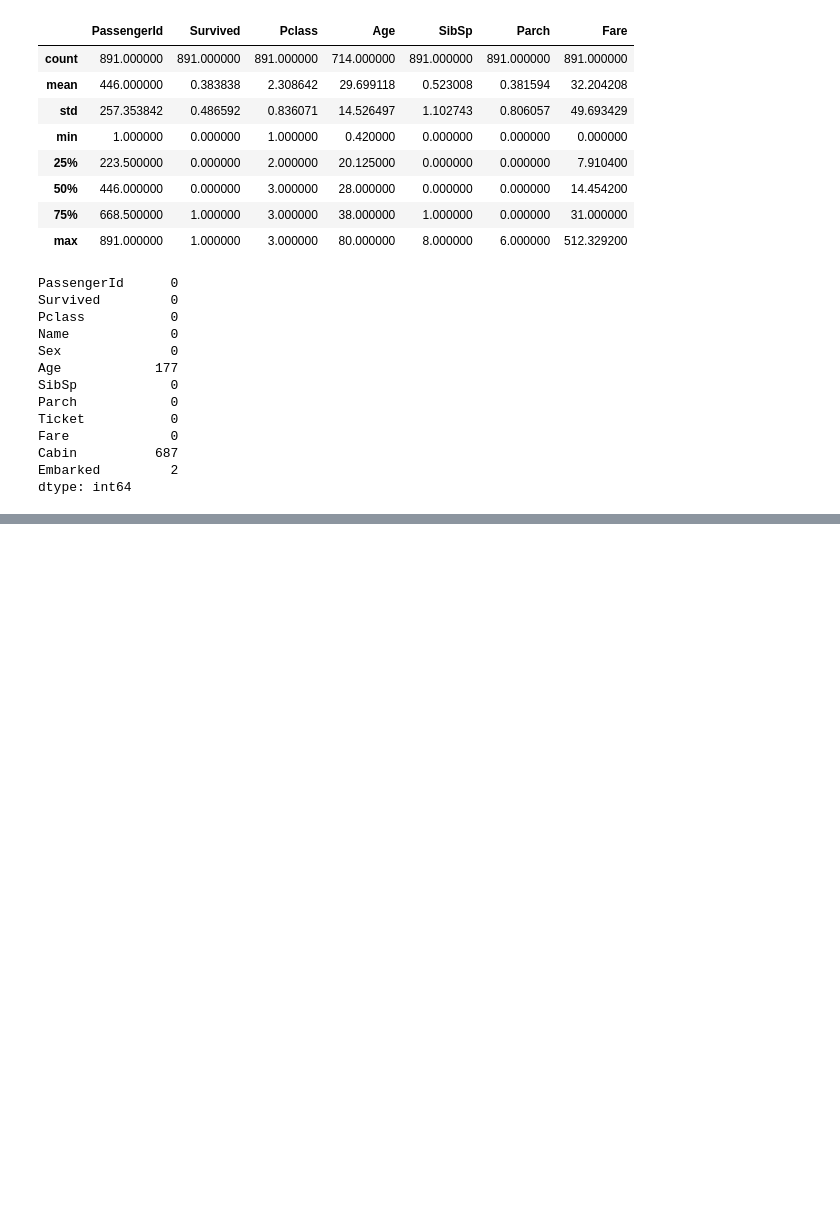
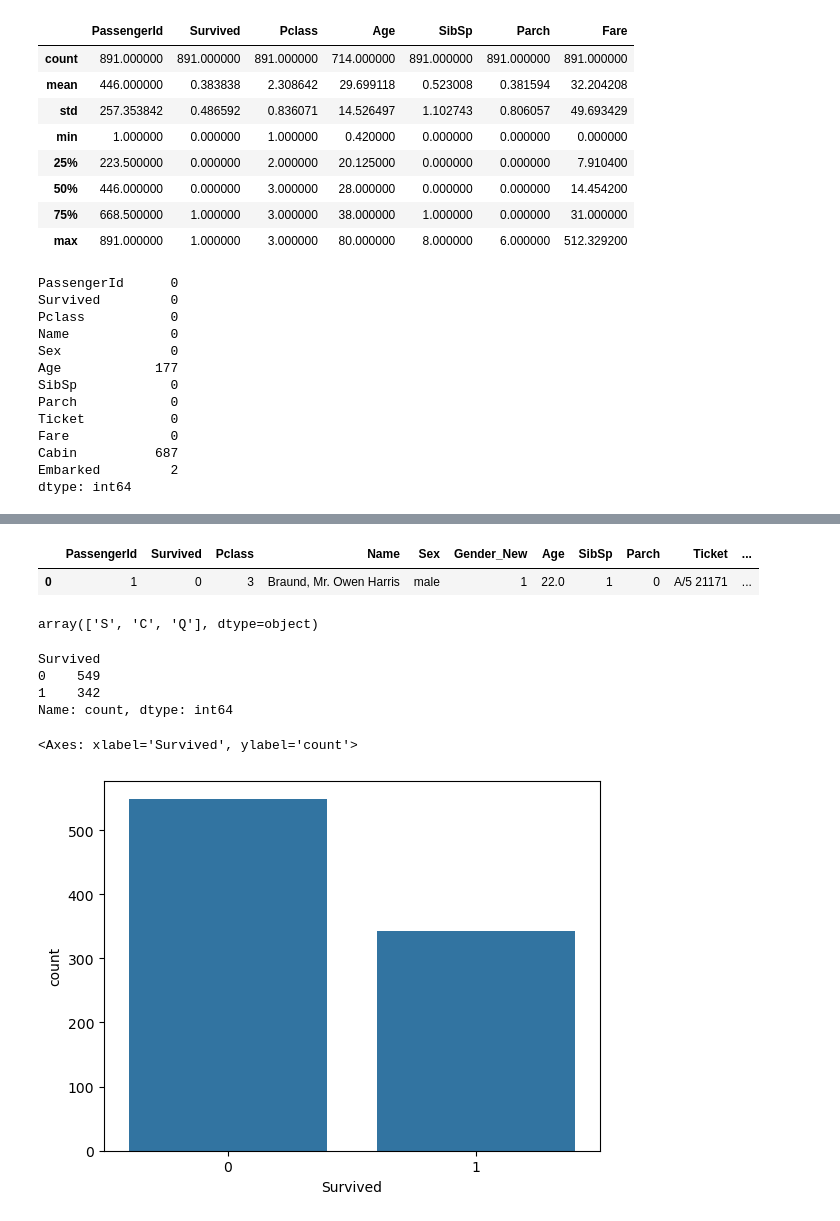
Before and after one commit to ronit2802/Pandas, a Jupyter notebook: Pandas_Projects/04_Titanic.ipynb, the cells around one changed output, grey strips where cells are left out. Saved outputs shown, nothing was run; the diff lists cells and outputs as text; code cells hidden in the pictures; blank space fills up the shorter version.

```diff
--- a/Pandas_Projects/04_Titanic.ipynb
+++ b/Pandas_Projects/04_Titanic.ipynb
@@ -93,0 +161,2 @@ missing_percentage =
+# %%
+df['Age'] = df['Age'].fillna(df['Age'].mean())
@@ -93,0 +204,2 @@ missing_percentage =
+# %%
+df['Gender'] = df['Sex'].map({'male':1,'female':0})
@@ -93,0 +211,4 @@ missing_percentage =
+# %%
+x = df['Sex'].map({'male':1,'female':0})
+
+df.insert(5,'Gender_New',x)
@@ -93,0 +220,13 @@ missing_percentage =
+# %%
+df.drop('Gender',axis=1,inplace=True)
+# %%
+df.head(1)
+# %% [output]
+|  | PassengerId | Survived | Pclass | Name | Sex | Gender_New | Age | SibSp | Parch | Ticket | ... |
+| 0 | 1 | 0 | 3 | Braund, Mr. Owen Harris | male | 1 | 22.0 | 1 | 0 | A/5 21171 | ... |
+# %%
+#11
+
+df['Embarked'].unique()
+# %% [output]
+array(['S', 'C', 'Q'], dtype=object)
@@ -93,0 +235,11 @@ missing_percentage =
+# %%
+#11. What is Univariate Analysis?
+
+#How Many People Survived And How Many Died?
+
+df['Survived'].value_counts()
+# %% [output]
+Survived
+0    549
+1    342
+Name: count, dtype: int64
@@ -93,0 +249,5 @@ missing_percentage =
+# %%
+sns.countplot(data=df, x='Survived')
+# %% [output]
+<Axes: xlabel='Survived', ylabel='count'>
+[figure, added]
```
Also changed, not shown: parts of 21 cells of this notebook.
